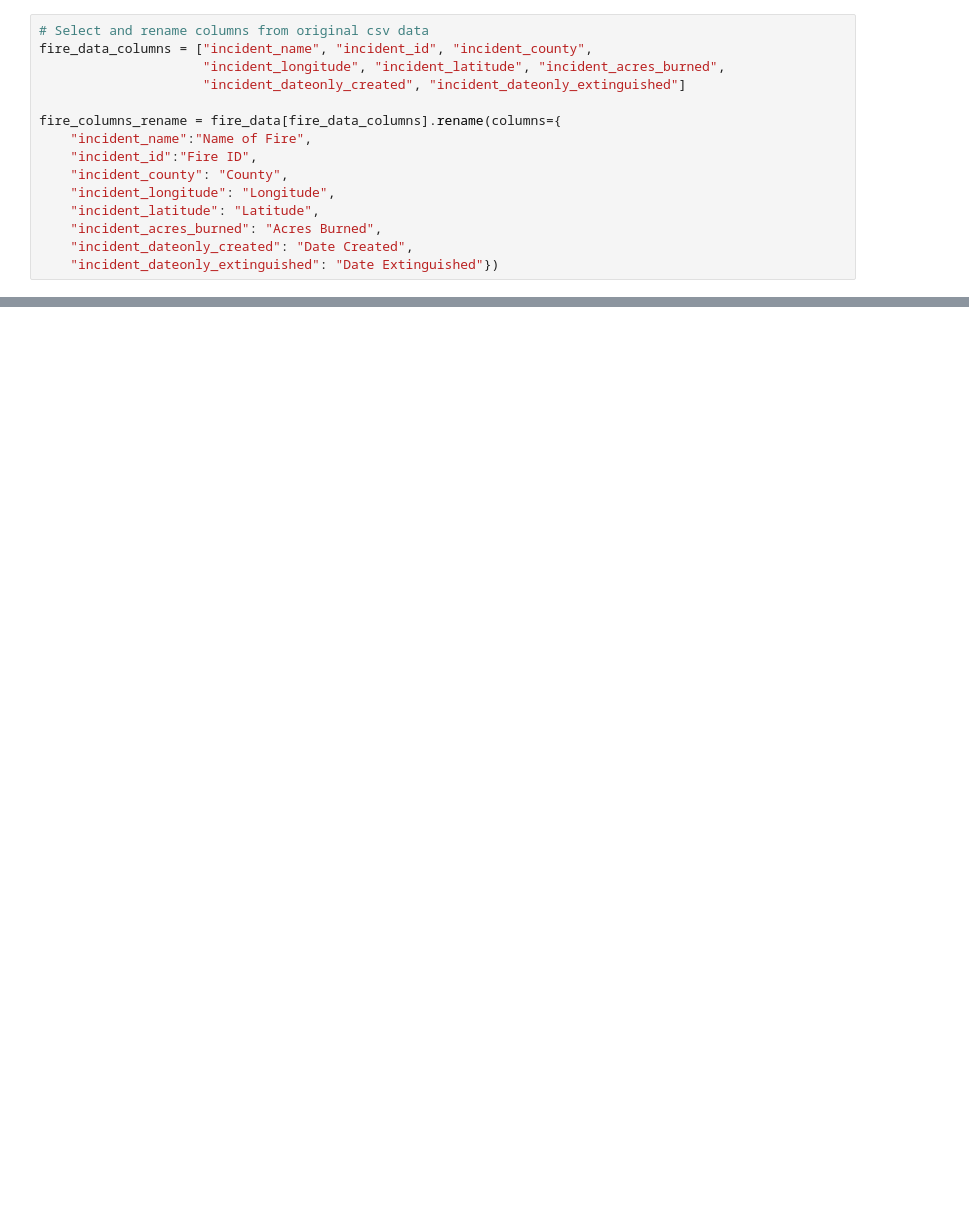
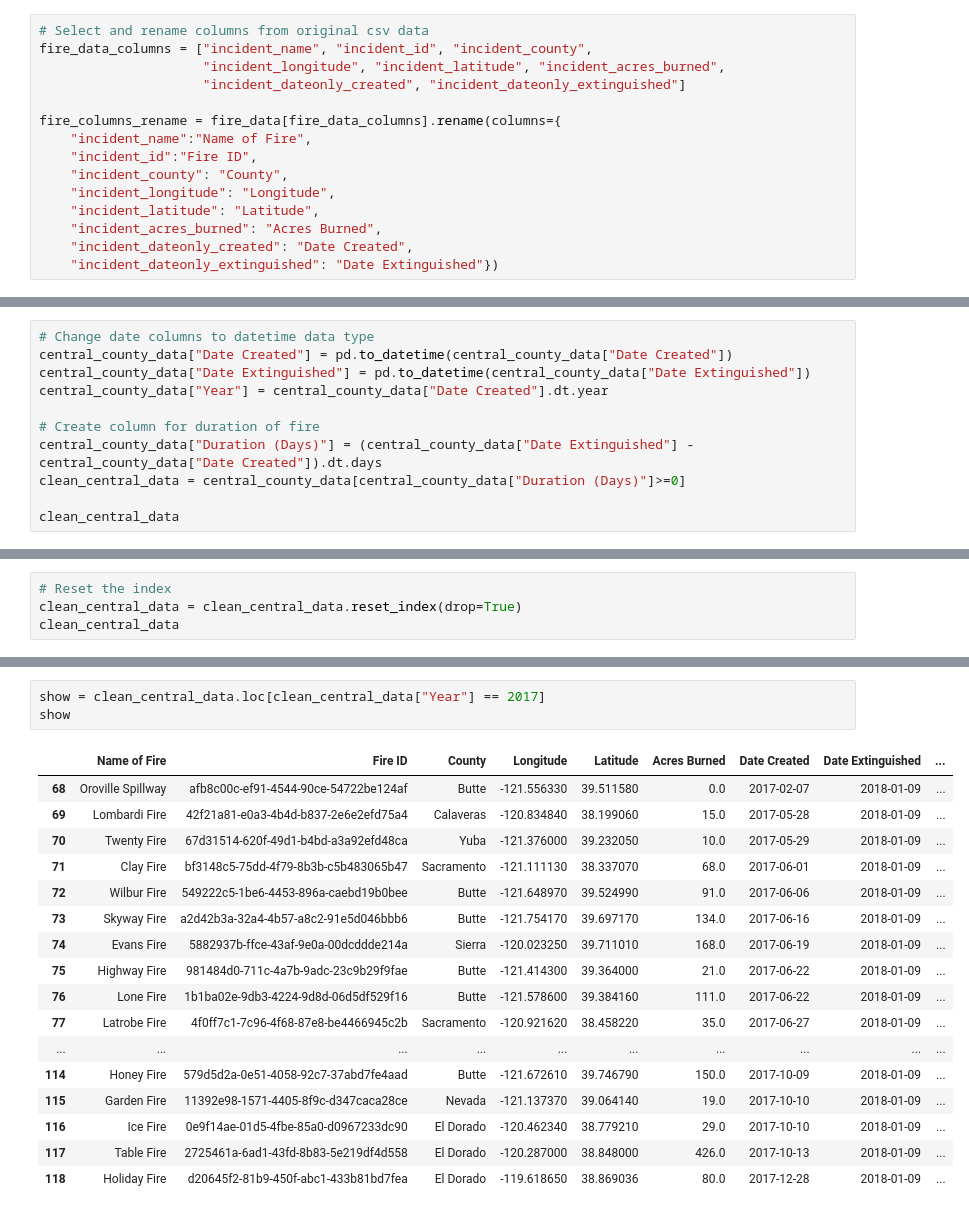
Before and after one commit to Jed-Miller/project1_group10, a Jupyter notebook: intial_fire_explore.ipynb, the cells around one changed output, grey strips where cells are left out. Saved outputs shown, nothing was run; the diff lists cells and outputs as text; blank space fills up the shorter version.

```diff
--- a/intial_fire_explore.ipynb
+++ b/intial_fire_explore.ipynb
@@ -44,0 +62,11 @@ central_county_data
+# %%
+# Change date columns to datetime data type
+central_county_data["Date Created"] = pd.to_datetime(central_county_data["Date Created"])
+central_county_data["Date Extinguished"] = pd.to_datetime(central_county_data["Date Extinguished"])
+central_county_data["Year"] = central_county_data["Date Created"].dt.year
+
+# Create column for duration of fire
+central_county_data["Duration (Days)"] = (central_county_data["Date Extinguished"] - central_county_data["Date Created"]).dt.days
+clean_central_data = central_county_data[central_county_data["Duration (Days)"]>=0]
+
+clean_central_data
@@ -44,0 +107,4 @@ central_county_data
+# %%
+# Reset the index
+clean_central_data = clean_central_data.reset_index(drop=True)
+clean_central_data
@@ -44,0 +154,21 @@ central_county_data
+# %%
+show = clean_central_data.loc[clean_central_data["Year"] == 2017]
+show
+# %% [output]
+|  | Name of Fire | Fire ID | County | Longitude | Latitude | Acres Burned | Date Created | Date Extinguished | ... |
+| 68 | Oroville Spillway | afb8c00c-ef91-4544-90ce-54722be124af | Butte | -121.556330 | 39.511580 | 0.0 | 2017-02-07 | 2018-01-09 | ... |
+| 69 | Lombardi Fire | 42f21a81-e0a3-4b4d-b837-2e6e2efd75a4 | Calaveras | -120.834840 | 38.199060 | 15.0 | 2017-05-28 | 2018-01-09 | ... |
+| 70 | Twenty Fire | 67d31514-620f-49d1-b4bd-a3a92efd48ca | Yuba | -121.376000 | 39.232050 | 10.0 | 2017-05-29 | 2018-01-09 | ... |
+| 71 | Clay Fire | bf3148c5-75dd-4f79-8b3b-c5b483065b47 | Sacramento | -121.111130 | 38.337070 | 68.0 | 2017-06-01 | 2018-01-09 | ... |
+| 72 | Wilbur Fire | 549222c5-1be6-4453-896a-caebd19b0bee | Butte | -121.648970 | 39.524990 | 91.0 | 2017-06-06 | 2018-01-09 | ... |
+| 73 | Skyway Fire | a2d42b3a-32a4-4b57-a8c2-91e5d046bbb6 | Butte | -121.754170 | 39.697170 | 134.0 | 2017-06-16 | 2018-01-09 | ... |
+| 74 | Evans Fire | 5882937b-ffce-43af-9e0a-00dcddde214a | Sierra | -120.023250 | 39.711010 | 168.0 | 2017-06-19 | 2018-01-09 | ... |
+| 75 | Highway Fire | 981484d0-711c-4a7b-9adc-23c9b29f9fae | Butte | -121.414300 | 39.364000 | 21.0 | 2017-06-22 | 2018-01-09 | ... |
+| 76 | Lone Fire | 1b1ba02e-9db3-4224-9d8d-06d5df529f16 | Butte | -121.578600 | 39.384160 | 111.0 | 2017-06-22 | 2018-01-09 | ... |
+| 77 | Latrobe Fire | 4f0ff7c1-7c96-4f68-87e8-be4466945c2b | Sacramento | -120.921620 | 38.458220 | 35.0 | 2017-06-27 | 2018-01-09 | ... |
+| ... | ... | ... | ... | ... | ... | ... | ... | ... | ... |
+| 114 | Honey Fire | 579d5d2a-0e51-4058-92c7-37abd7fe4aad | Butte | -121.672610 | 39.746790 | 150.0 | 2017-10-09 | 2018-01-09 | ... |
+| 115 | Garden Fire | 11392e98-1571-4405-8f9c-d347caca28ce | Nevada | -121.137370 | 39.064140 | 19.0 | 2017-10-10 | 2018-01-09 | ... |
+| 116 | Ice Fire | 0e9f14ae-01d5-4fbe-85a0-d0967233dc90 | El Dorado | -120.462340 | 38.779210 | 29.0 | 2017-10-10 | 2018-01-09 | ... |
+| 117 | Table Fire | 2725461a-6ad1-43fd-8b83-5e219df4d558 | El Dorado | -120.287000 | 38.848000 | 426.0 | 2017-10-13 | 2018-01-09 | ... |
+| 118 | Holiday Fire | d20645f2-81b9-450f-abc1-433b81bd7fea | El Dorado | -119.618650 | 38.869036 | 80.0 | 2017-12-28 | 2018-01-09 | ... |
```
Also changed, not shown: parts of 6 cells of this notebook.
